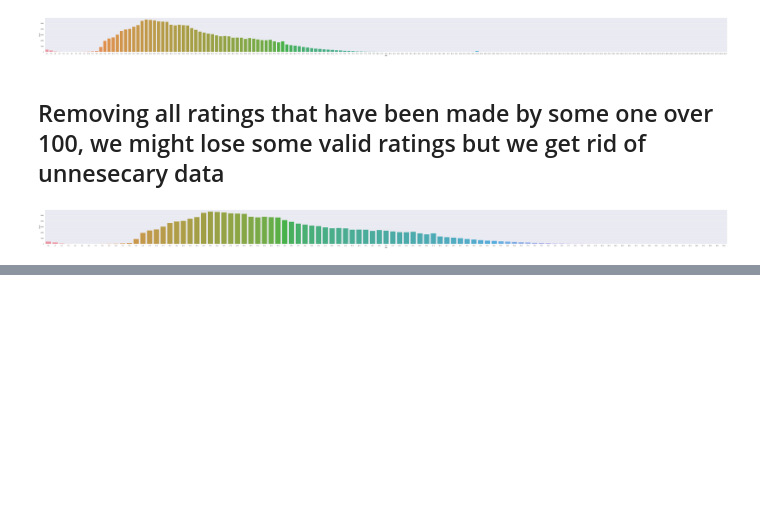
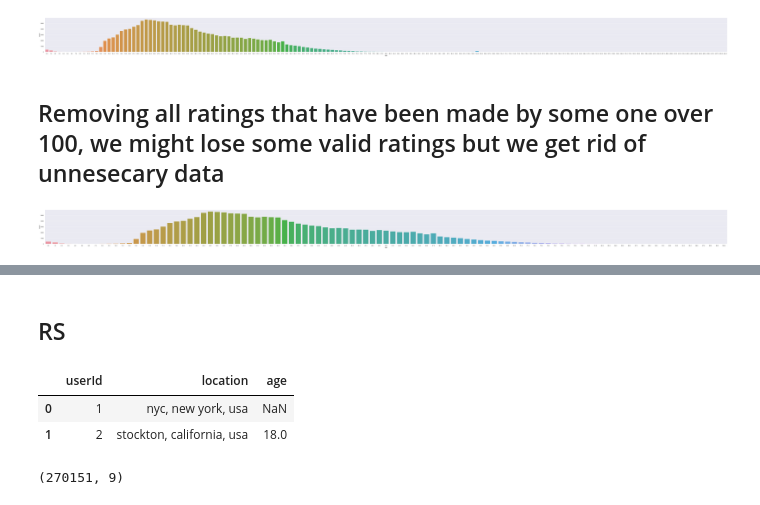
Before and after one commit to ablomstrom/final-project, a Jupyter notebook: main.ipynb, the cells around one changed output, grey strips where cells are left out. Saved outputs shown, nothing was run; the diff lists cells and outputs as text; code cells hidden in the pictures; blank space fills up the shorter version.

```diff
--- a/main.ipynb
+++ b/main.ipynb
@@ -147,0 +206,12 @@ plt.show()
+# %% [markdown]
+## RS
+# %%
+users_data.head(2)
+# %% [output]
+|  | userId | location | age |
+| 0 | 1 | nyc, new york, usa | NaN |
+| 1 | 2 | stockton, california, usa | 18.0 |
+# %%
+books_data_df.shape
+# %% [output]
+(270151, 9)
```
Also changed, not shown: parts of 9 cells of this notebook.
